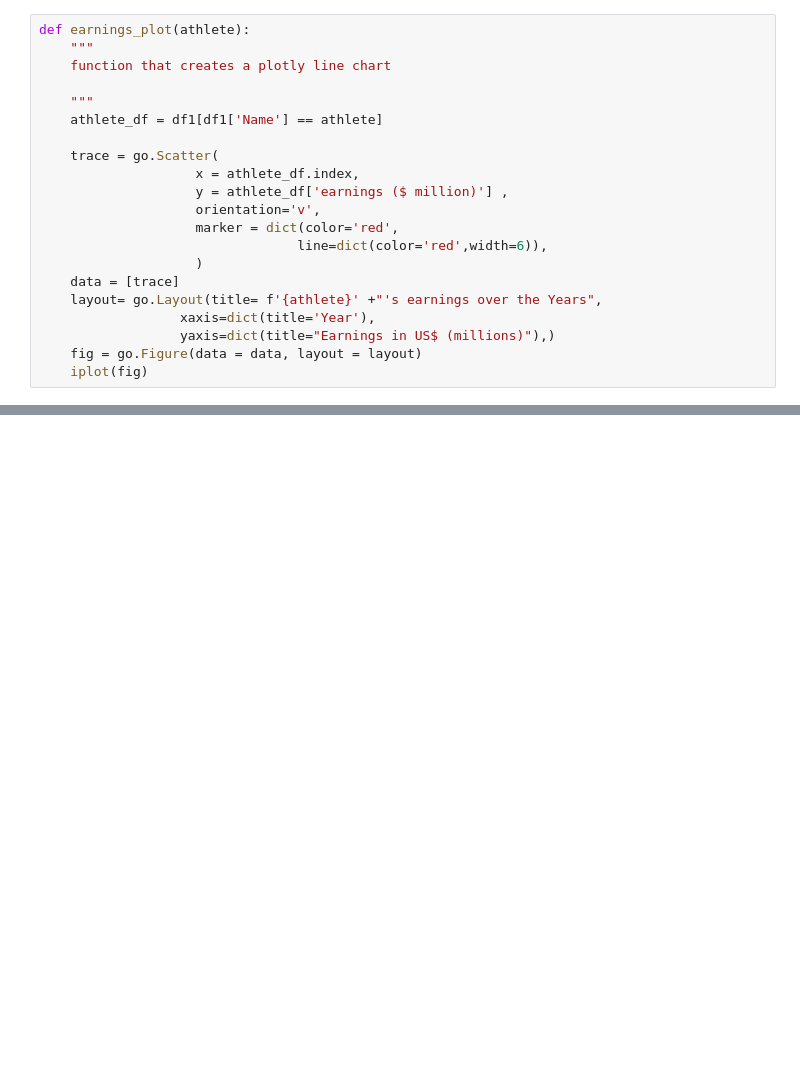
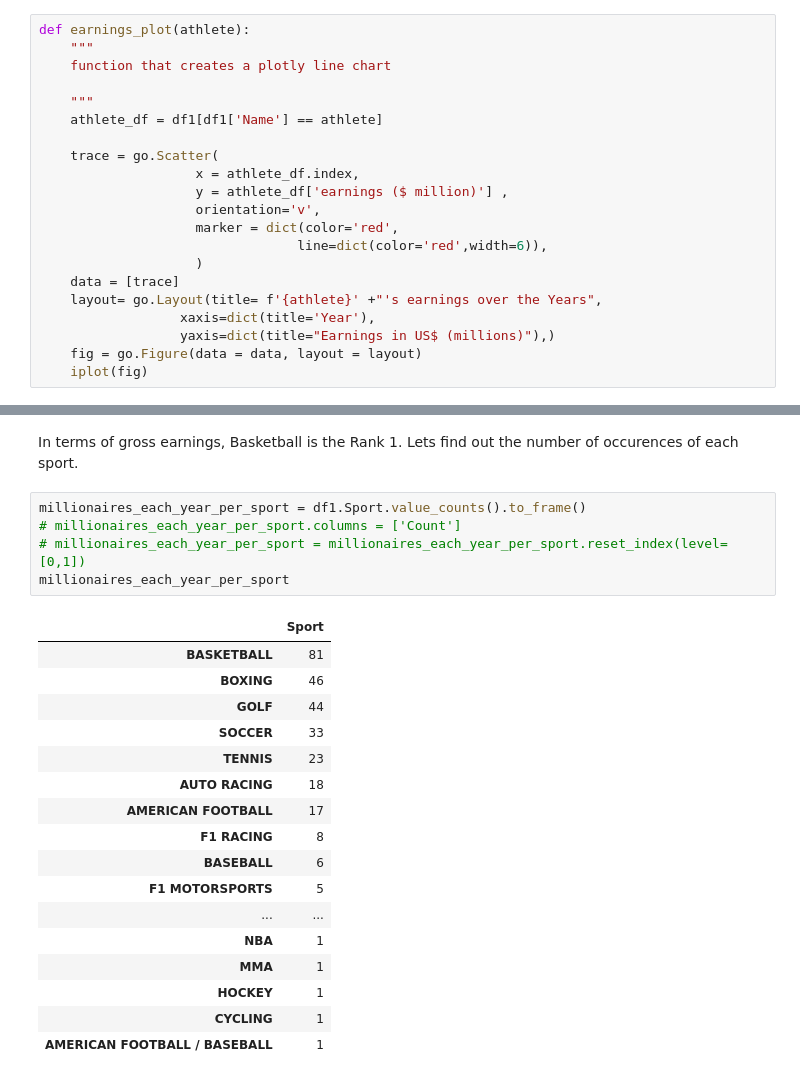
Before and after one commit to prakash-kr/Springboard, a Jupyter notebook: HighestPaidAthletes/Forbes Highest paid Athletes in the world.ipynb, the cells around one changed output, grey strips where cells are left out. Cells and saved outputs as stored; diff of their text form; blank space fills up the shorter version.

```diff
--- a/HighestPaidAthletes/Forbes Highest paid Athletes in the world.ipynb
+++ b/HighestPaidAthletes/Forbes Highest paid Athletes in the world.ipynb
@@ -284,0 +313,25 @@ earnings_plot('Tiger Woods')
+# %% [markdown]
+In terms of gross earnings, Basketball is the Rank 1. Lets find out the number of occurences of each sport.
+# %%
+millionaires_each_year_per_sport = df1.Sport.value_counts().to_frame()
+# millionaires_each_year_per_sport.columns = ['Count']
+# millionaires_each_year_per_sport = millionaires_each_year_per_sport.reset_index(level=[0,1])
+millionaires_each_year_per_sport
+# %% [output]
+|  | Sport |
+| BASKETBALL | 81 |
+| BOXING | 46 |
+| GOLF | 44 |
+| SOCCER | 33 |
+| TENNIS | 23 |
+| AUTO RACING | 18 |
+| AMERICAN FOOTBALL | 17 |
+| F1 RACING | 8 |
+| BASEBALL | 6 |
+| F1 MOTORSPORTS | 5 |
+| ... | ... |
+| NBA | 1 |
+| MMA | 1 |
+| HOCKEY | 1 |
+| CYCLING | 1 |
+| AMERICAN FOOTBALL / BASEBALL | 1 |
```
Also changed, not shown: parts of 8 cells of this notebook.
